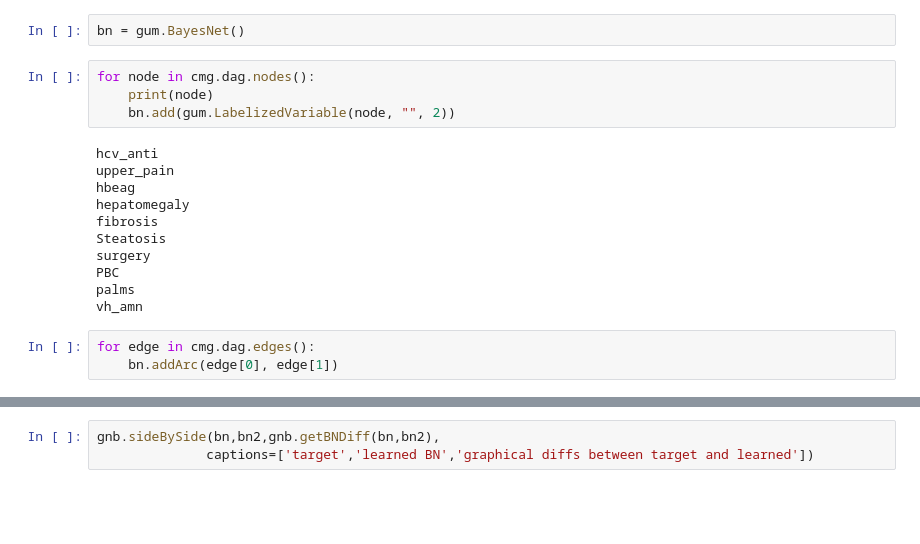
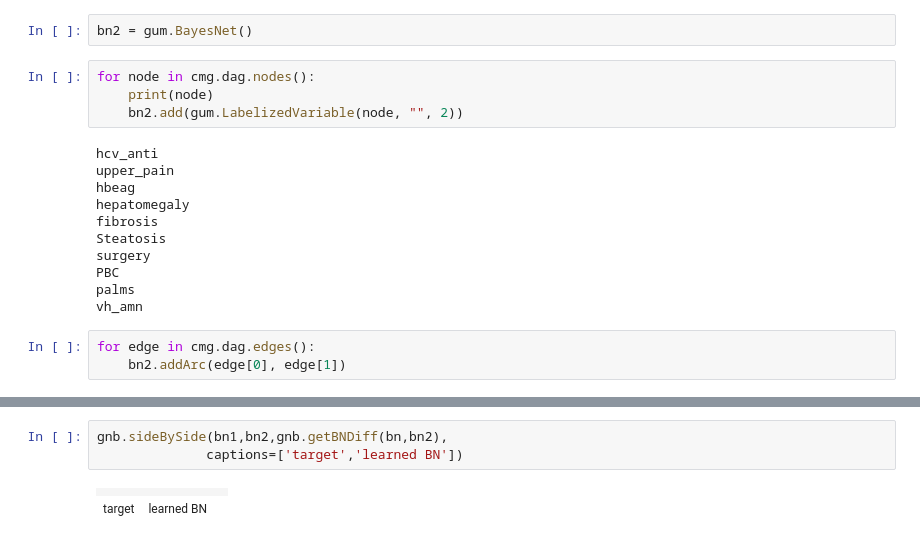
Before and after one commit to seamus-brady/aitiaexplorer, a Jupyter notebook: src/notebooks/experiments/Experiment_13.ipynb, the cells around one changed output, grey strips where cells are left out. Cells and saved outputs as stored; diff of their text form; blank space fills up the shorter version.

```diff
--- a/src/notebooks/experiments/Experiment_13.ipynb
+++ b/src/notebooks/experiments/Experiment_13.ipynb
@@ -100,11 +100,11 @@ cmg.dag.edges()
 # %% [output]
 OutEdgeView([('hcv_anti', 'upper_pain'), ('hcv_anti', 'hepatomegaly'), ('hcv_anti', 'surgery'), ('hcv_anti', 'palms'), ('hcv_anti', 'vh_amn'), ('hbeag', 'hcv_anti'), ('hbeag', 'upper_pain'), ('hbeag', ...
 # %%
-bn = gum.BayesNet()
+bn2 = gum.BayesNet()
 # %%
 for node in cmg.dag.nodes():
     print(node)
-    bn.add(gum.LabelizedVariable(node, "", 2))
+    bn2.add(gum.LabelizedVariable(node, "", 2))
 # %% [output]
 hcv_anti
 upper_pain
@@ -118,4 +118,4 @@ palms
 vh_amn
 # %%
 for edge in cmg.dag.edges():
-    bn.addArc(edge[0], edge[1])
+    bn2.addArc(edge[0], edge[1])
@@ -126,3 +126,6 @@ bn
 # %%
-gnb.sideBySide(bn,bn2,gnb.getBNDiff(bn,bn2),
-              captions=['target','learned BN','graphical diffs between target and learned'])
+gnb.sideBySide(bn1,bn2,gnb.getBNDiff(bn,bn2),
+              captions=['target','learned BN'])
+# %% [output]
+|  |  |  |
+| target | learned BN |
```
Also changed, not shown: parts of 14 cells of this notebook, 13 other files.
